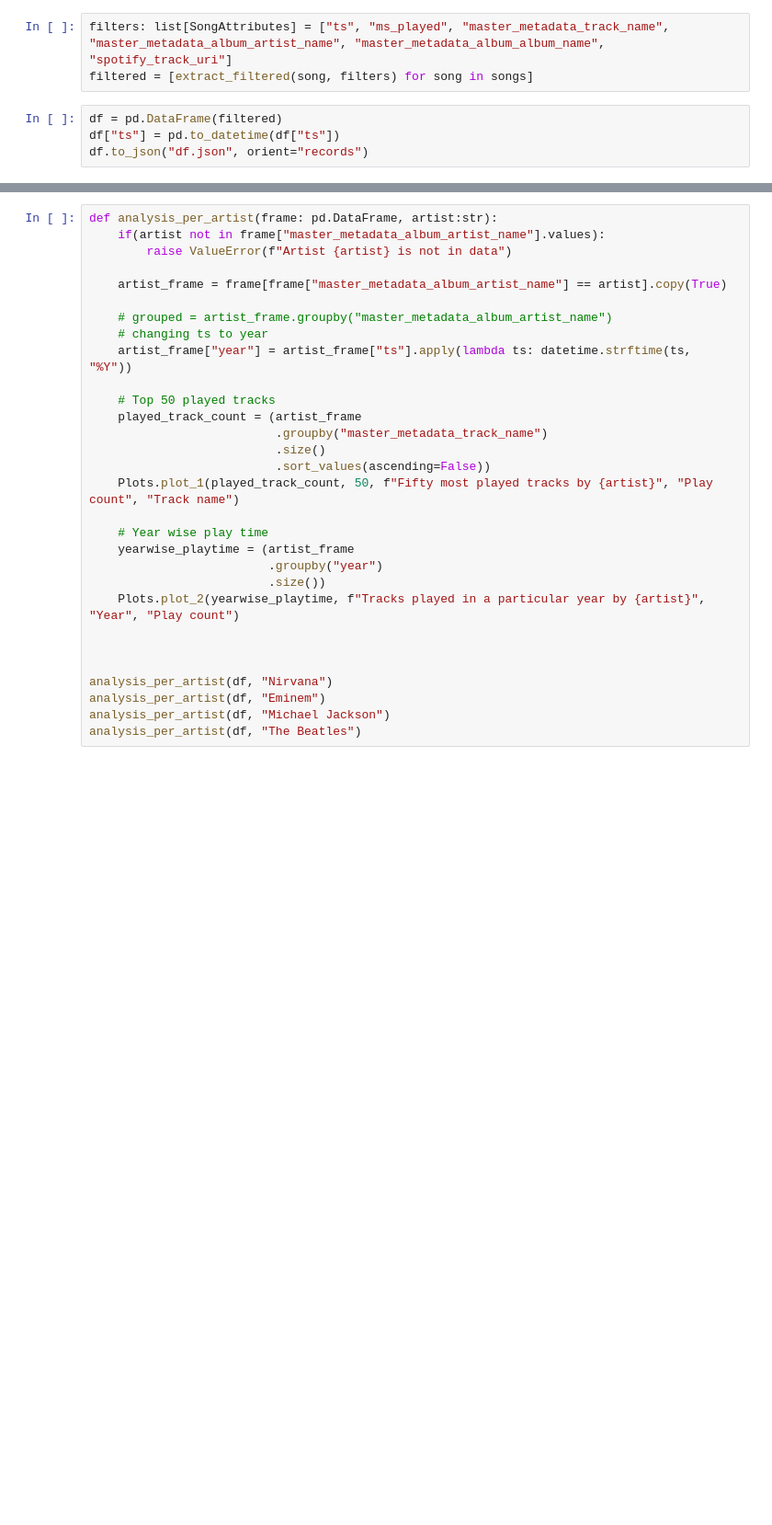
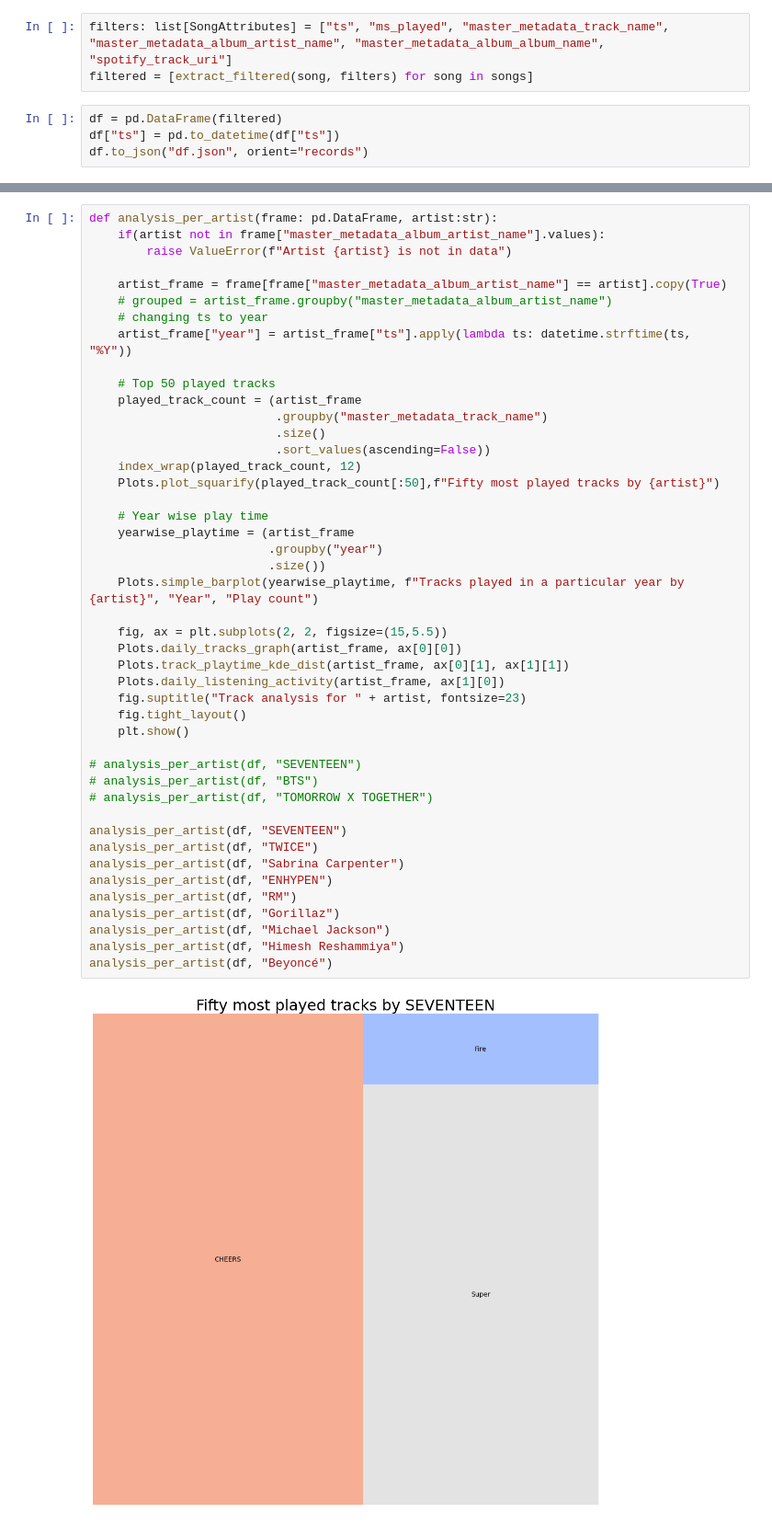
Before and after one commit to d1vij/spotify-data-analysis, a Jupyter notebook: analysis.ipynb, the cells around one changed output, grey strips where cells are left out. Shown at 92% size. Cells and saved outputs as stored; diff of their text form; blank space fills up the shorter version.

```diff
--- a/analysis.ipynb
+++ b/analysis.ipynb
@@ -84,30 +81,47 @@ Plots.plot_2(total_playtime, "Yearwise playtime in minutes", "Year", "Minutes Pl
 # %%
 def analysis_per_artist(frame: pd.DataFrame, artist:str):
     if(artist not in frame["master_metadata_album_artist_name"].values):
         raise ValueError(f"Artist {artist} is not in data")
 
     artist_frame = frame[frame["master_metadata_album_artist_name"] == artist].copy(True)
-
     # grouped = artist_frame.groupby("master_metadata_album_artist_name")
     # changing ts to year
     artist_frame["year"] = artist_frame["ts"].apply(lambda ts: datetime.strftime(ts, "%Y"))
 
     # Top 50 played tracks
     played_track_count = (artist_frame
                           .groupby("master_metadata_track_name")
                           .size()
                           .sort_values(ascending=False))
-    Plots.plot_1(played_track_count, 50, f"Fifty most played tracks by {artist}", "Play count", "Track name")
+    index_wrap(played_track_count, 12)
+    Plots.plot_squarify(played_track_count[:50],f"Fifty most played tracks by {artist}")
 
     # Year wise play time
     yearwise_playtime = (artist_frame
                          .groupby("year")
                          .size())
-    Plots.plot_2(yearwise_playtime, f"Tracks played in a particular year by {artist}", "Year", "Play count")
+    Plots.simple_barplot(yearwise_playtime, f"Tracks played in a particular year by {artist}", "Year", "Play count")
 
+    fig, ax = plt.subplots(2, 2, figsize=(15,5.5))
+    Plots.daily_tracks_graph(artist_frame, ax[0][0])
+    Plots.track_playtime_kde_dist(artist_frame, ax[0][1], ax[1][1])
+    Plots.daily_listening_activity(artist_frame, ax[1][0])
+    fig.suptitle("Track analysis for " + artist, fontsize=23)
+    fig.tight_layout()
+    plt.show()
 
+# analysis_per_artist(df, "SEVENTEEN")
+# analysis_per_artist(df, "BTS")
+# analysis_per_artist(df, "TOMORROW X TOGETHER")
 
-analysis_per_artist(df, "Nirvana")
-analysis_per_artist(df, "Eminem")
+analysis_per_artist(df, "SEVENTEEN")
+analysis_per_artist(df, "TWICE")
+analysis_per_artist(df, "Sabrina Carpenter")
+analysis_per_artist(df, "ENHYPEN")
+analysis_per_artist(df, "RM")
+analysis_per_artist(df, "Gorillaz")
 analysis_per_artist(df, "Michael Jackson")
-analysis_per_artist(df, "The Beatles")
+analysis_per_artist(df, "Himesh Reshammiya")
+analysis_per_artist(df, "Beyoncé")
+# %% [output]
+[figure, added]
```
Also changed, not shown: parts of 24 cells of this notebook, 18 other files.
